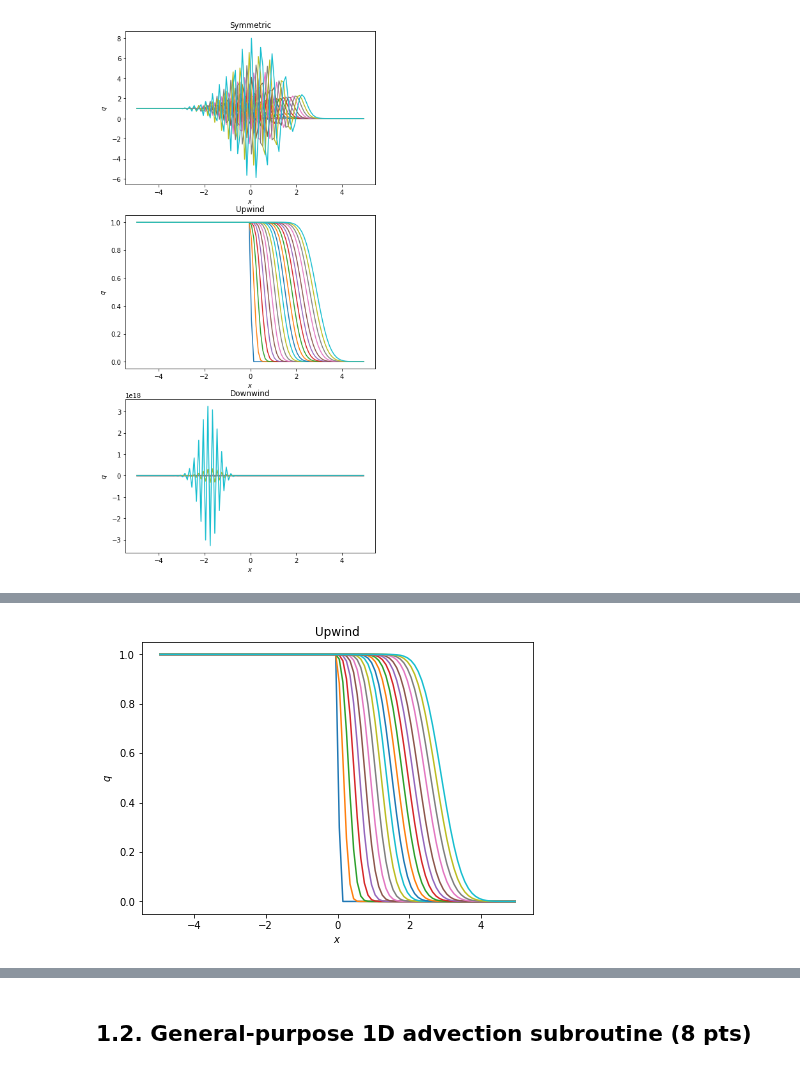
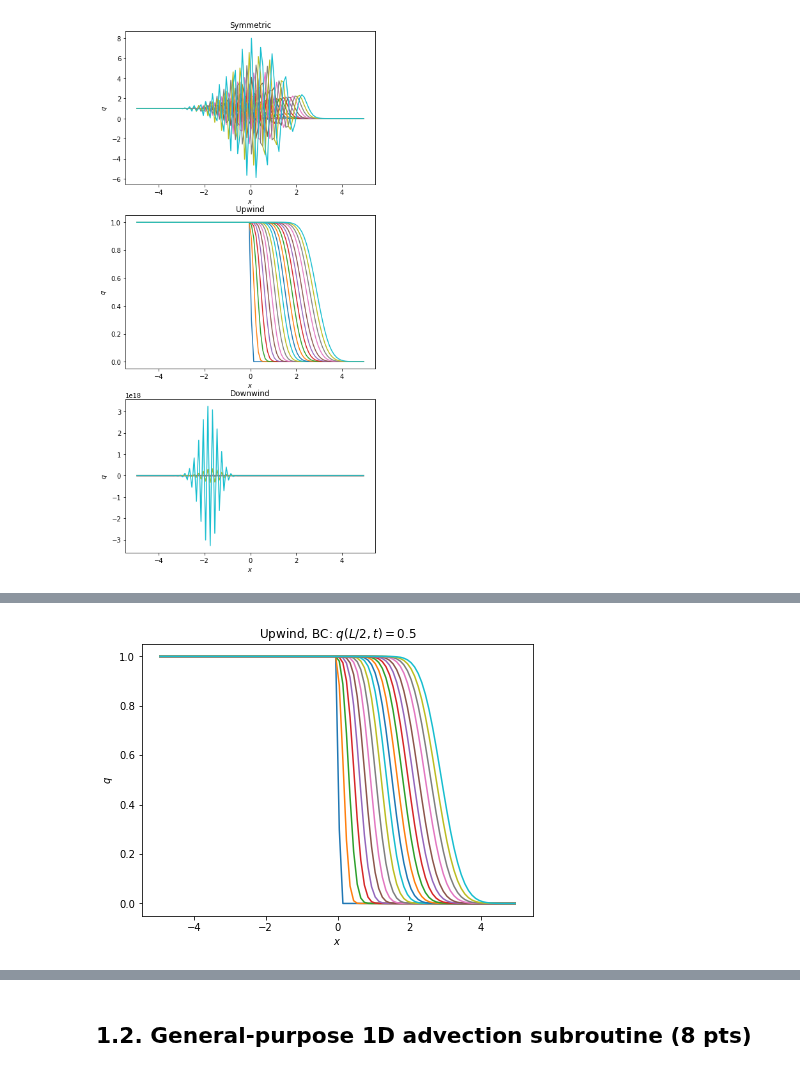
Before and after one commit to eliaserland/heidelberg-courses, a Jupyter notebook: simulation-methods/problem-set-9/fsm_ex9_eliasolofsson.ipynb, the cells around one changed output, grey strips where cells are left out. Saved outputs shown, nothing was run; the diff lists cells and outputs as text; code cells hidden in the pictures.

```diff
--- a/simulation-methods/problem-set-9/fsm_ex9_eliasolofsson.ipynb
+++ b/simulation-methods/problem-set-9/fsm_ex9_eliasolofsson.ipynb
@@ -162,7 +213,7 @@ plt.show()
 # Parameters
 N         = 100  # Number of cells.
 L         = 10   # Length of 1D domain.
-v         = 1    # Advection parameter.
+v         = 1    # Advection coefficient.
 T         = 3    # Integration time.
 N_steps   = 100  # Number of timesteps.
 plot_freq = 5    # Plot every n:th iteration.
@@ -194,32 +245,32 @@ q = np.zeros(N+2)
 q[1:-1][x < threshold]  = q_init_left
 q[1:-1][x >= threshold] = q_init_right
 
 # Apply boundary conditions.
 q[0]  = 2*q_left  - q[1]
 q[-1] = 2*q_right - q[-2]
 
 # Main simulation loop.
 t = 0
 while t < T:
     # Step in time.
     q[1:-1] = q[1:-1] - v*dt/dx*(q[1:-1] - q[:-2])
 
     # Apply boundary conditions.
     q[0]  = 2*q_left  - q[1]
     q[-1] = 2*q_right - q[-2]
 
     # Plot results.
     if int(t/dt) % plot_freq == 0:
         plt.plot(x,q[1:-1])
 
     # Update time.
     t += dt
 
     # Plot settings.
-    plt.title('Upwind')
+    plt.title('Upwind, BC: $q(L/2, t) = 0.5$')
     plt.xlabel('$x$')
     plt.ylabel('$q$')
 
 plt.show()
 # %% [output]
-[figure, old version]
+[figure, new version]
```
Also changed, not shown: parts of 11 cells of this notebook.
